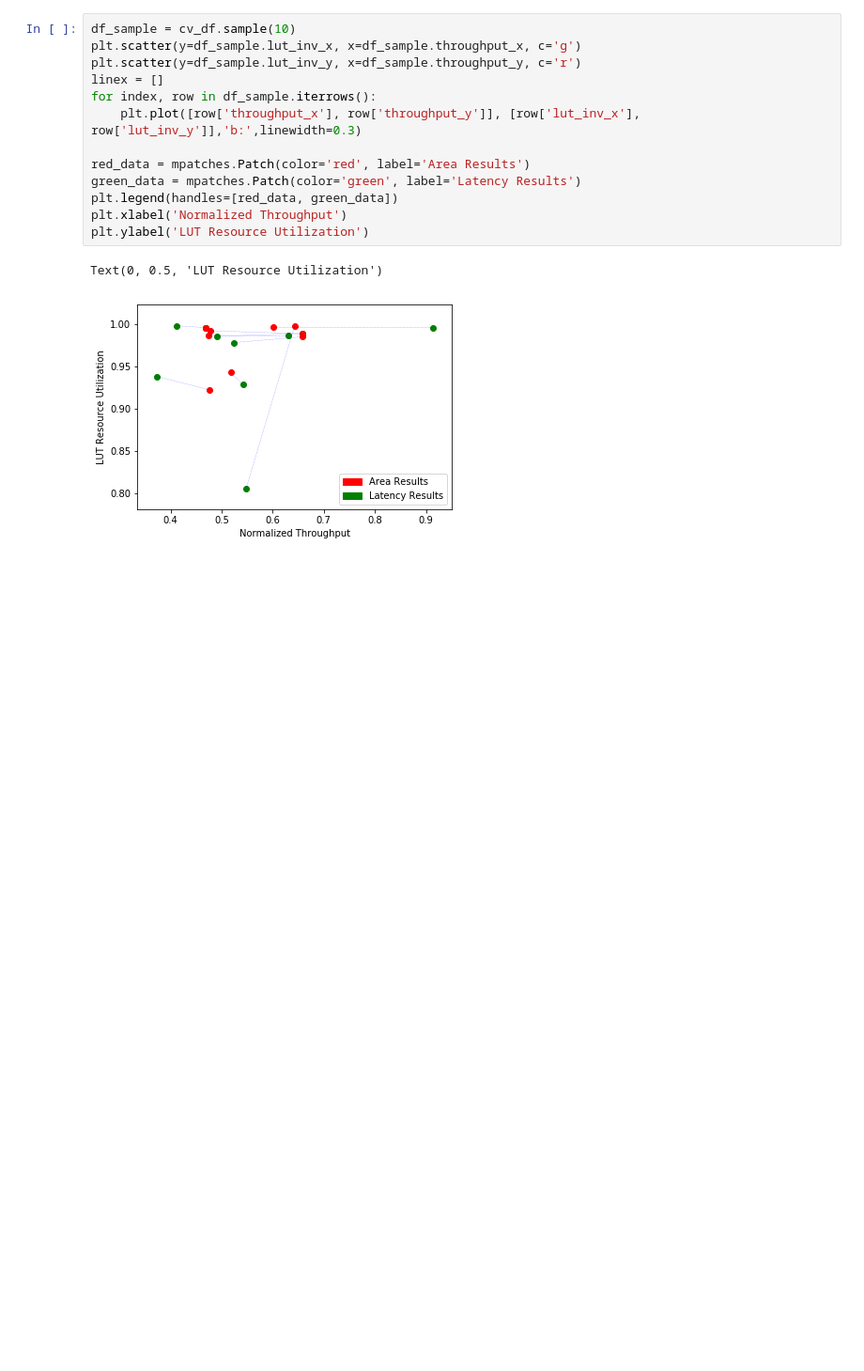
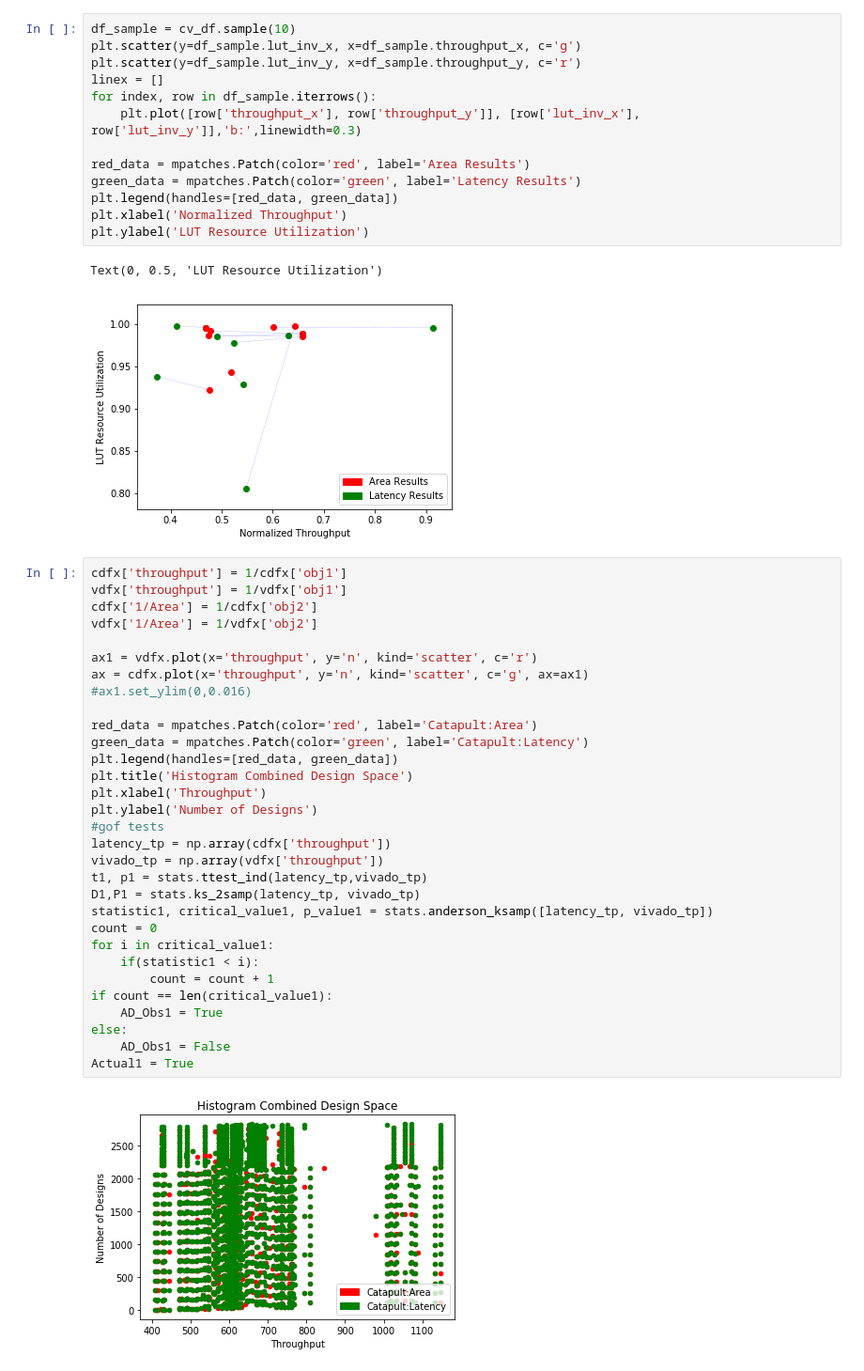
Before and after one commit to KastnerRG/Spector-HLS, a Jupyter notebook: histogram/results/postproc/catapult_histogram_lat_vs_area.ipynb, the cells around one changed output. Shown at 94% size. Saved outputs shown, nothing was run; the diff lists cells and outputs as text; blank space fills up the shorter version.

Commit message:
Goodness of Fit Tests

```diff
--- a/histogram/results/postproc/catapult_histogram_lat_vs_area.ipynb
+++ b/histogram/results/postproc/catapult_histogram_lat_vs_area.ipynb
@@ -181,3 +186,36 @@ plt.ylabel('LUT Resource Utilization')
 # %% [output]
 Text(0, 0.5, 'LUT Resource Utilization')
 [figure]
+# %%
+cdfx['throughput'] = 1/cdfx['obj1']
+vdfx['throughput'] = 1/vdfx['obj1']
+cdfx['1/Area'] = 1/cdfx['obj2']
+vdfx['1/Area'] = 1/vdfx['obj2']
+
+ax1 = vdfx.plot(x='throughput', y='n', kind='scatter', c='r')
+ax = cdfx.plot(x='throughput', y='n', kind='scatter', c='g', ax=ax1)
+#ax1.set_ylim(0,0.016)
+
+red_data = mpatches.Patch(color='red', label='Catapult:Area')
+green_data = mpatches.Patch(color='green', label='Catapult:Latency')
+plt.legend(handles=[red_data, green_data])
+plt.title('Histogram Combined Design Space')
+plt.xlabel('Throughput')
+plt.ylabel('Number of Designs')
+#gof tests
+latency_tp = np.array(cdfx['throughput'])
+vivado_tp = np.array(vdfx['throughput'])
+t1, p1 = stats.ttest_ind(latency_tp,vivado_tp)
+D1,P1 = stats.ks_2samp(latency_tp, vivado_tp)
+statistic1, critical_value1, p_value1 = stats.anderson_ksamp([latency_tp, vivado_tp])
+count = 0
+for i in critical_value1:
+    if(statistic1 < i):
+        count = count + 1
+if count == len(critical_value1):
+    AD_Obs1 = True
+else:
+    AD_Obs1 = False
+Actual1 = True
+# %% [output]
+[figure, added]
```
Also changed, not shown: parts of 5 cells of this notebook, 16 other files.
